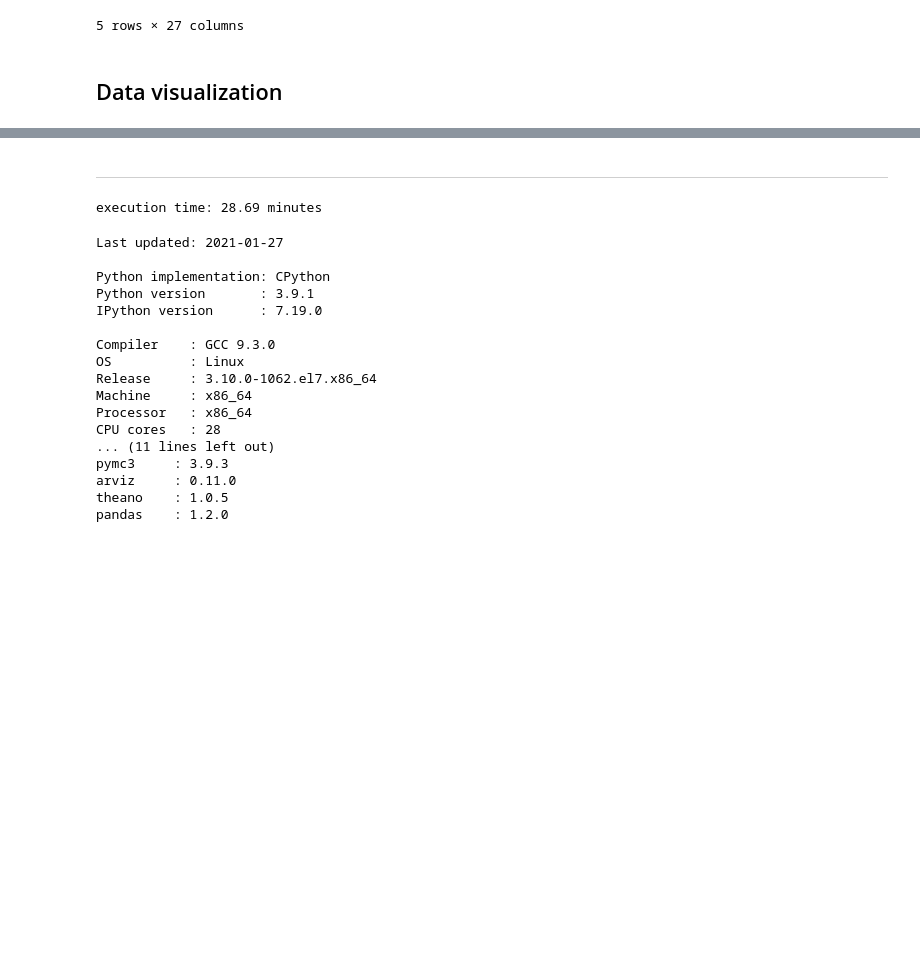
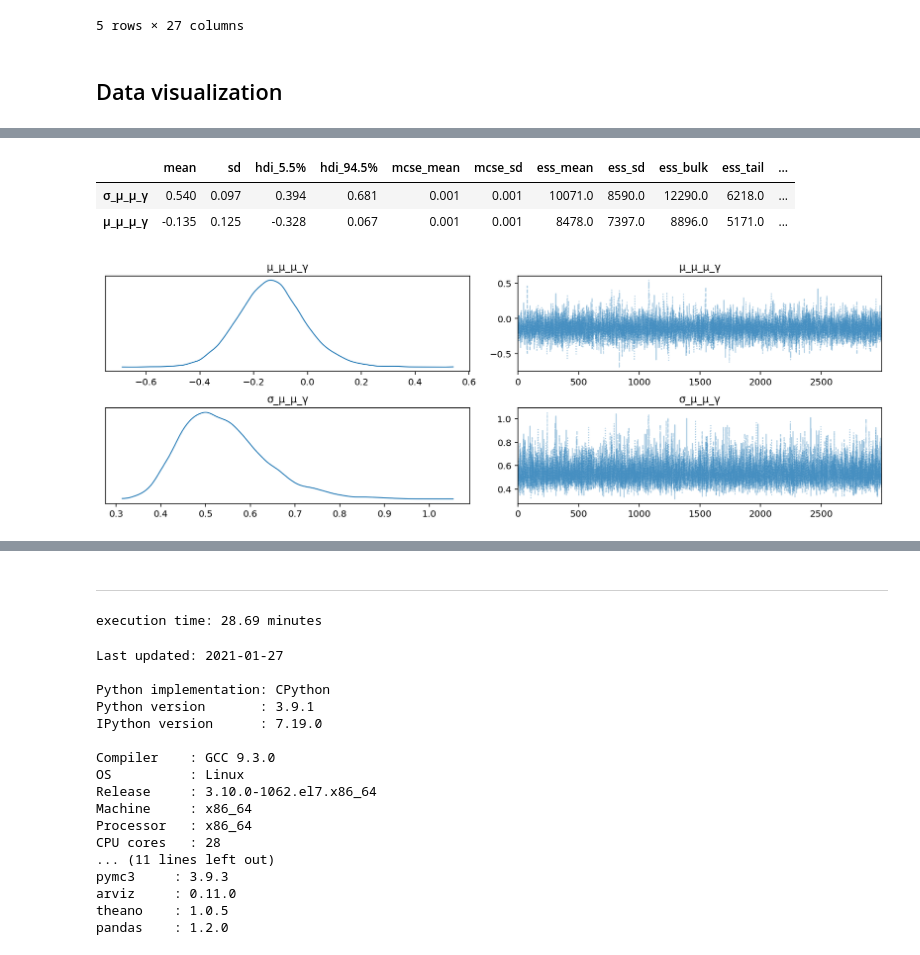
Before and after one commit to Kevin-Haigis-Lab/speclet, a Jupyter notebook: analysis/010_015_gene-lineage-hierarchical-matrix.ipynb, the cells around one changed output, grey strips where cells are left out. Saved outputs shown, nothing was run; the diff lists cells and outputs as text; code cells hidden in the pictures; blank space fills up the shorter version.

```diff
--- a/analysis/010_015_gene-lineage-hierarchical-matrix.ipynb
+++ b/analysis/010_015_gene-lineage-hierarchical-matrix.ipynb
@@ -167,0 +179,11 @@ plot_data = (
+# %%
+gene_idx, num_genes = dphelp.get_indices_and_count(modeling_data, "hugo_symbol")
+
+cellline_idx, num_celllines = dphelp.get_indices_and_count(modeling_data, "depmap_id")
+
+cellline_to_lineage_map = (
+    modeling_data[["lineage", "depmap_id"]].drop_duplicates().reset_index(drop=True)
+)
+cellline_to_lineage_idx, num_lineages = dphelp.get_indices_and_count(
+    cellline_to_lineage_map, "lineage"
+)
@@ -167,0 +229,16 @@ plot_data = (
+# %%
+m1_cache_dir = pymc3_cache_dir / "gene-lineage-model_m1"
+
+m1_sampling_results = pmhelp.pymc3_sampling_procedure(
+    model=m1,
+    num_mcmc=3000,
+    tune=4000,
+    chains=4,
+    cores=4,
+    random_seed=RANDOM_SEED,
+    cache_dir=m1_cache_dir,
+    force=False,
+    sample_kwargs={"init": "advi+adapt_diag", "n_init": 500000},
+)
+
+m1_az = pmhelp.samples_to_arviz(model=m1, res=m1_sampling_results)
@@ -167,0 +251,11 @@ plot_data = (
+# %%
+az.summary(m1_az, var_names=["σ_μ_μ_γ", "μ_μ_μ_γ"], hdi_prob=0.89)
+# %% [output]
+|  | mean | sd | hdi_5.5% | hdi_94.5% | mcse_mean | mcse_sd | ess_mean | ess_sd | ess_bulk | ess_tail | ... |
+| σ_μ_μ_γ | 0.540 | 0.097 | 0.394 | 0.681 | 0.001 | 0.001 | 10071.0 | 8590.0 | 12290.0 | 6218.0 | ... |
+| μ_μ_μ_γ | -0.135 | 0.125 | -0.328 | 0.067 | 0.001 | 0.001 | 8478.0 | 7397.0 | 8896.0 | 5171.0 | ... |
+# %%
+az.plot_trace(m1_az, var_names=["μ_μ_μ_γ", "σ_μ_μ_γ"], combined=True)
+plt.show()
+# %% [output]
+[figure, added]
```
Also changed, not shown: parts of 23 cells of this notebook, 6 other files.
